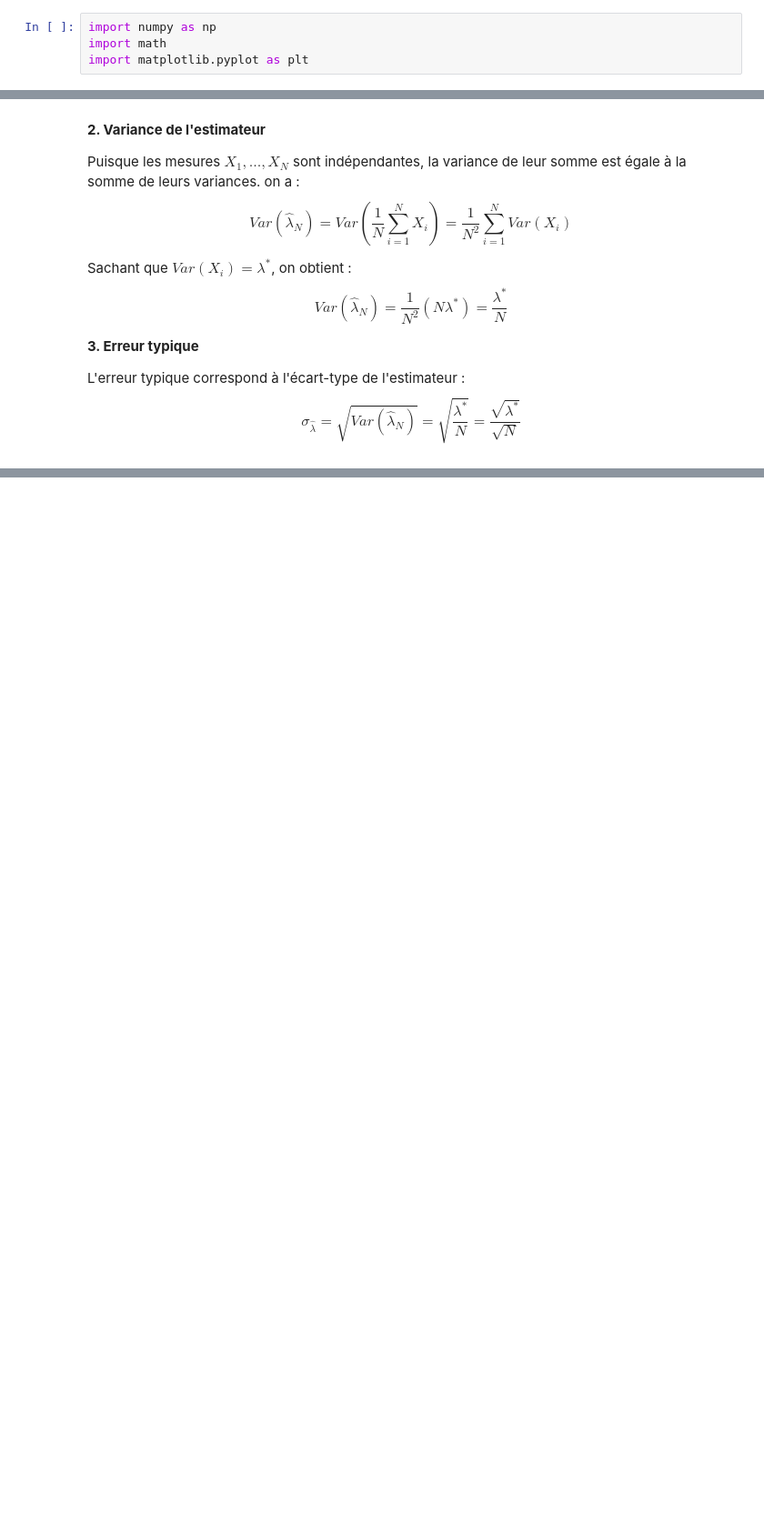
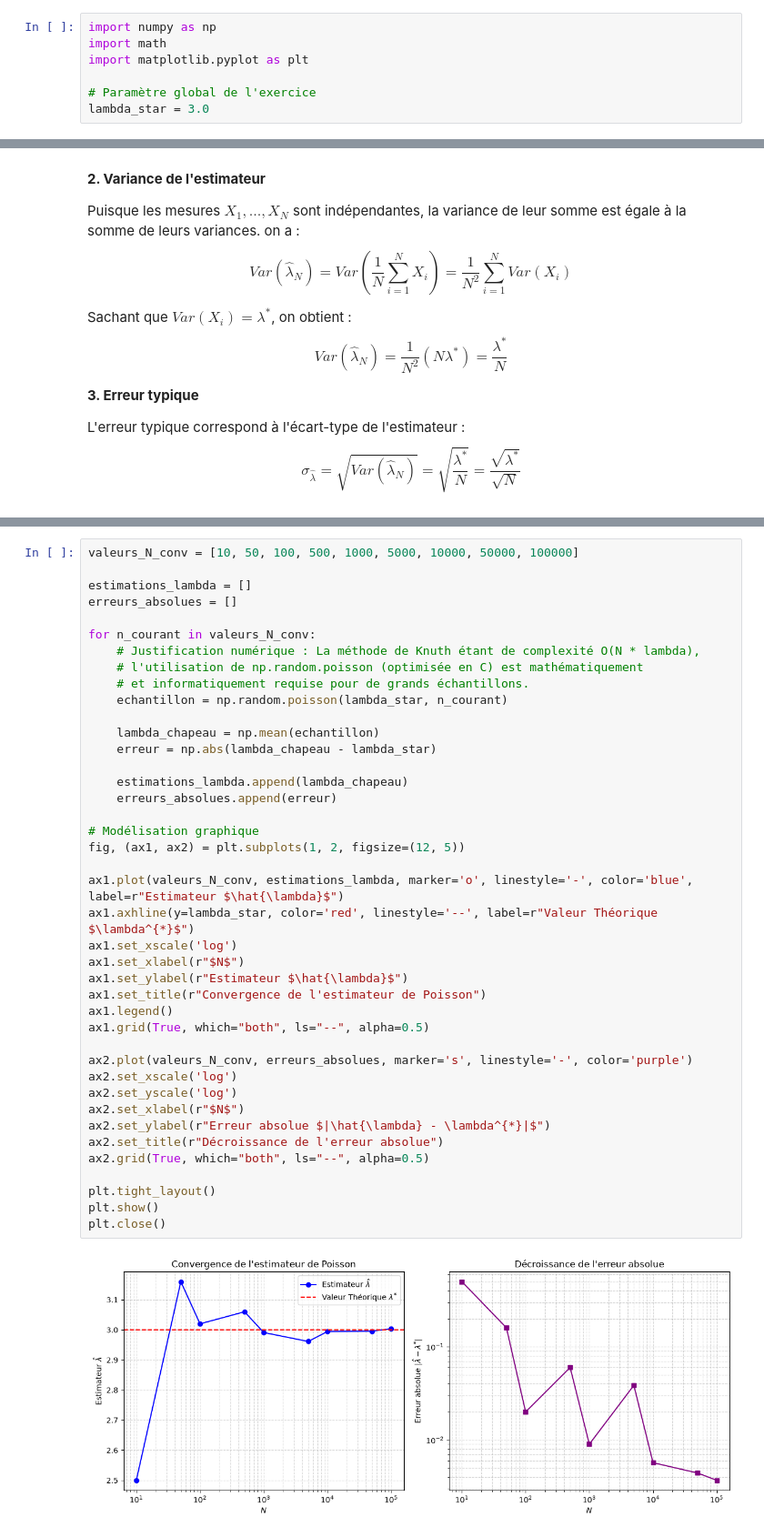
Before and after one commit to Brieucjub/homework1, a Jupyter notebook: homework1_exo2.ipynb, the cells around one changed output, grey strips where cells are left out. Shown at 91% size. Saved outputs shown, nothing was run; the diff lists cells and outputs as text; blank space fills up the shorter version.

```diff
--- a/homework1_exo2.ipynb
+++ b/homework1_exo2.ipynb
@@ -2,6 +2,9 @@
 import numpy as np
 import math
 import matplotlib.pyplot as plt
+
+# Paramètre global de l'exercice
+lambda_star = 3.0
 # %% [markdown]
 # Exercice 2 : Estimation d'un taux de désintégration (loi de Poisson)
 
@@ -78,0 +157,43 @@ $$\sigma_{\hat{\lambda}} = \sqrt{Var(\hat{\lambda}_N)} = \sqrt{\frac{\lambda^*}{
+# %%
+valeurs_N_conv = [10, 50, 100, 500, 1000, 5000, 10000, 50000, 100000]
+
+estimations_lambda = []
+erreurs_absolues = []
+
+for n_courant in valeurs_N_conv:
+    # Justification numérique : La méthode de Knuth étant de complexité O(N * lambda),
+    # l'utilisation de np.random.poisson (optimisée en C) est mathématiquement
+    # et informatiquement requise pour de grands échantillons.
+    echantillon = np.random.poisson(lambda_star, n_courant)
+
+    lambda_chapeau = np.mean(echantillon)
+    erreur = np.abs(lambda_chapeau - lambda_star)
+
+    estimations_lambda.append(lambda_chapeau)
+    erreurs_absolues.append(erreur)
+
+# Modélisation graphique
+fig, (ax1, ax2) = plt.subplots(1, 2, figsize=(12, 5))
+
+ax1.plot(valeurs_N_conv, estimations_lambda, marker='o', linestyle='-', color='blue', label=r"Estimateur $\hat{\lambda}$")
+ax1.axhline(y=lambda_star, color='red', linestyle='--', label=r"Valeur Théorique $\lambda^{*}$")
+ax1.set_xscale('log')
+ax1.set_xlabel(r"$N$")
+ax1.set_ylabel(r"Estimateur $\hat{\lambda}$")
+ax1.set_title(r"Convergence de l'estimateur de Poisson")
+ax1.legend()
+ax1.grid(True, which="both", ls="--", alpha=0.5)
+
+ax2.plot(valeurs_N_conv, erreurs_absolues, marker='s', linestyle='-', color='purple')
+ax2.set_xscale('log')
+ax2.set_yscale('log')
+ax2.set_xlabel(r"$N$")
+ax2.set_ylabel(r"Erreur absolue $|\hat{\lambda} - \lambda^{*}|$")
+ax2.set_title(r"Décroissance de l'erreur absolue")
+ax2.grid(True, which="both", ls="--", alpha=0.5)
+
+plt.tight_layout()
+plt.show()
+plt.close()
+# %% [output]
+[figure, added]
```
Also changed, not shown: parts of 11 cells of this notebook, 3 other files.
